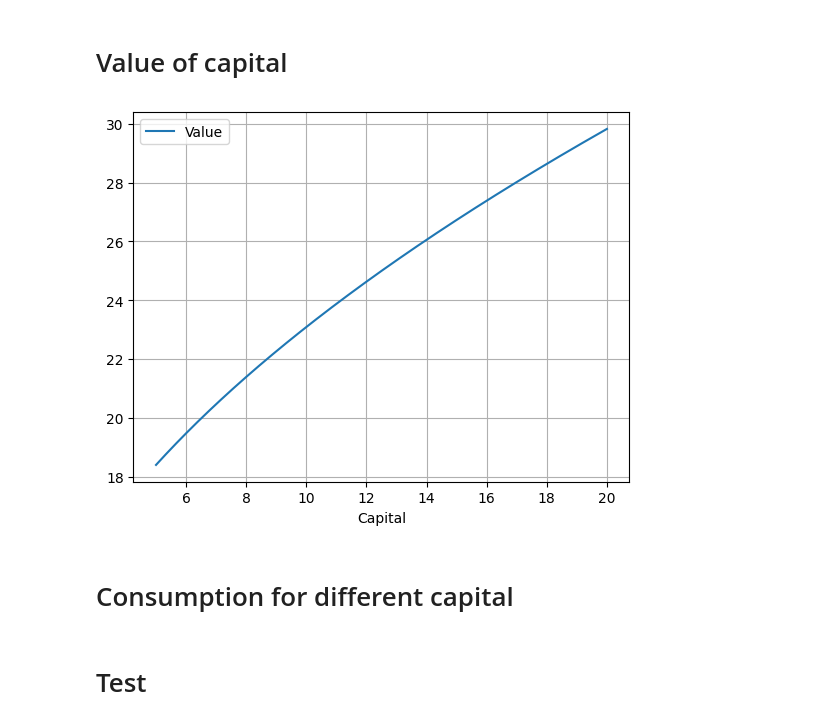
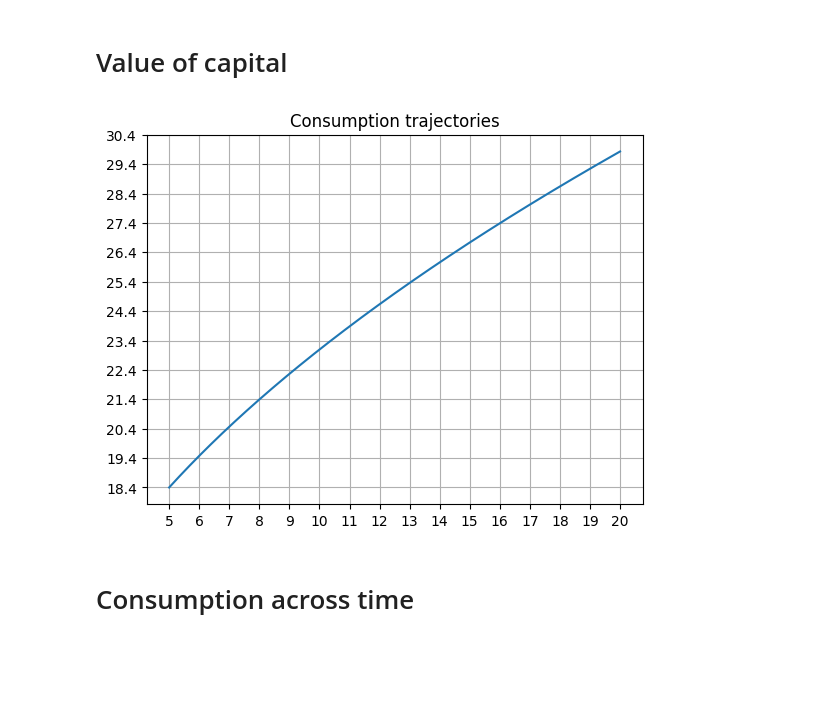
Before and after one commit to dominikstipic/macro, a Jupyter notebook: main.ipynb, the cells around one changed output. Cells and saved outputs as stored; diff of their text form; code cells hidden in the pictures; blank space fills up the shorter version.

```diff
--- a/main.ipynb
+++ b/main.ipynb
@@ -62,4 +62,9 @@ epsilon = 0.0001
 
 capital = np.linspace(5, 20, num=1000)
 u = UtilityFactory.utility1(alpha, sigma, delta)
-state_values, state_path = value_iteration(capital, u, beta)
+
+# state_values, state_path = value_iteration(capital, u, beta)
+#np.save('repo/path.npy', state_path)
+#np.save('repo/state_values.npy', state_values)
+state_path = np.load('repo/path.npy')
+state_values = np.load('repo/state_values.npy')
@@ -109,16 +73,18 @@ array([[ 48,  94, 137, ..., 198, 112,   0],
 # %%
 import pandas as pd
 ds = {"Capital": [], "Value": []}
 for i,v in enumerate(state_values):
     c = capital[i]
     ds['Capital'].append(c)
     ds['Value'].append(v)
 
 df = pd.DataFrame(ds)
-
-df.plot(x="Capital", y='Value')
+T = len(df)
+plt.title("Consumption trajectories")
+_=plt.plot(df["Capital"], df["Value"])
+_=plt.xticks(np.arange(np.min(df["Capital"]), np.max(df["Capital"]+1), step=1))
+_=plt.yticks(np.arange(np.min(df["Value"]), np.max(df["Value"]+1), step=1))
 plt.grid()
+plt.show()
 # %% [output]
-[figure, old version]
+[figure, new version]
-# %% [markdown]
-# Consumption for different capital
@@ -131,2 +91,2 @@ def consumption(k_now, k_next, alpha, delta):
 # %% [markdown]
-# Test
+# Consumption across time
```
Also changed, not shown: parts of 12 cells of this notebook, 2 other files.
